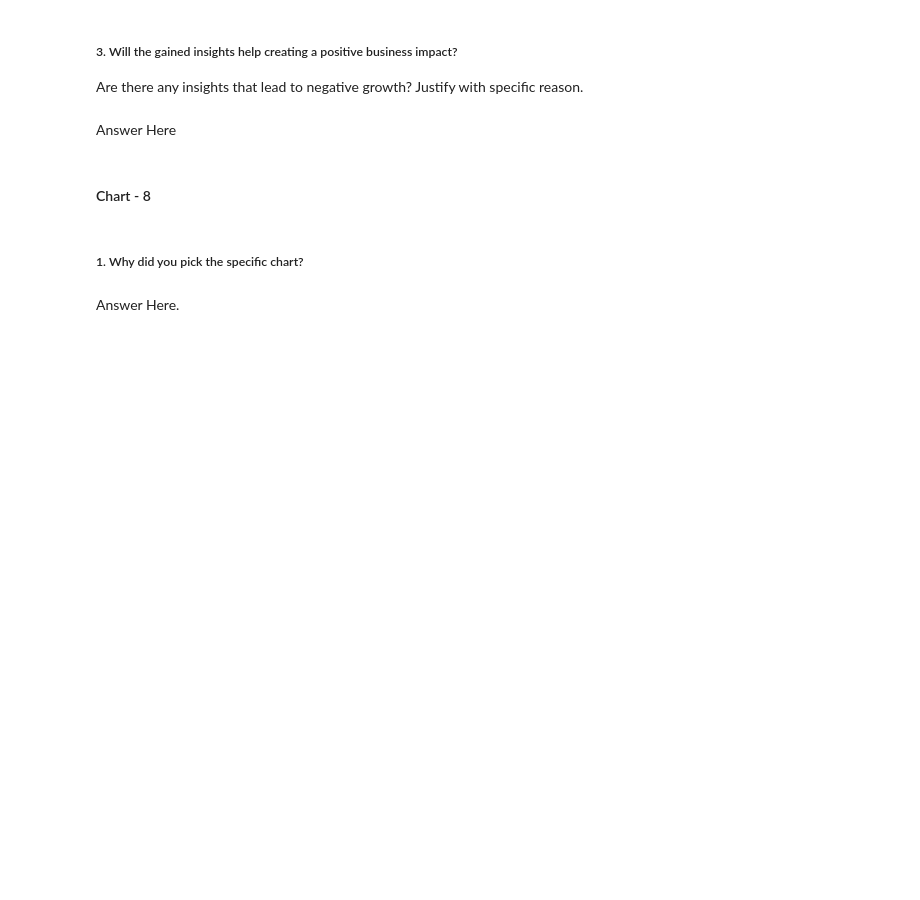
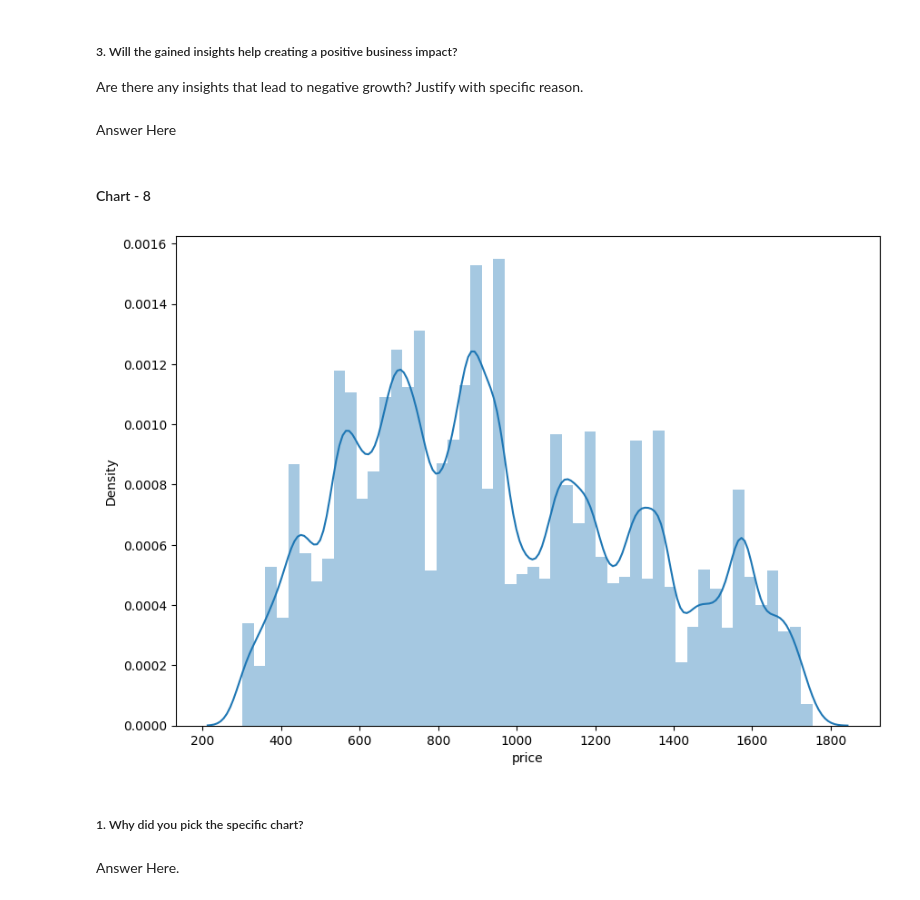
Before and after one commit to Navjotkhatri/Productionization_of_ML_Systems_in_Travel_Industry, a Jupyter notebook: Productionization_of_ML_Systems.ipynb, the cells around one changed output. Saved outputs shown, nothing was run; the diff lists cells and outputs as text; code cells hidden in the pictures; blank space fills up the shorter version.

```diff
--- a/Productionization_of_ML_Systems.ipynb
+++ b/Productionization_of_ML_Systems.ipynb
@@ -799,6 +819,11 @@ Answer Here
 #### Chart - 8
 # %%
 # Chart - 8 visualization code
+plt.figure(figsize=(10, 7))
+sns.distplot(flights_df['price'])
+plt.show()
+# %% [output]
+[figure, added]
 # %% [markdown]
 ##### 1. Why did you pick the specific chart?
 # %% [markdown]
```
Also changed, not shown: parts of 12 cells of this notebook.
